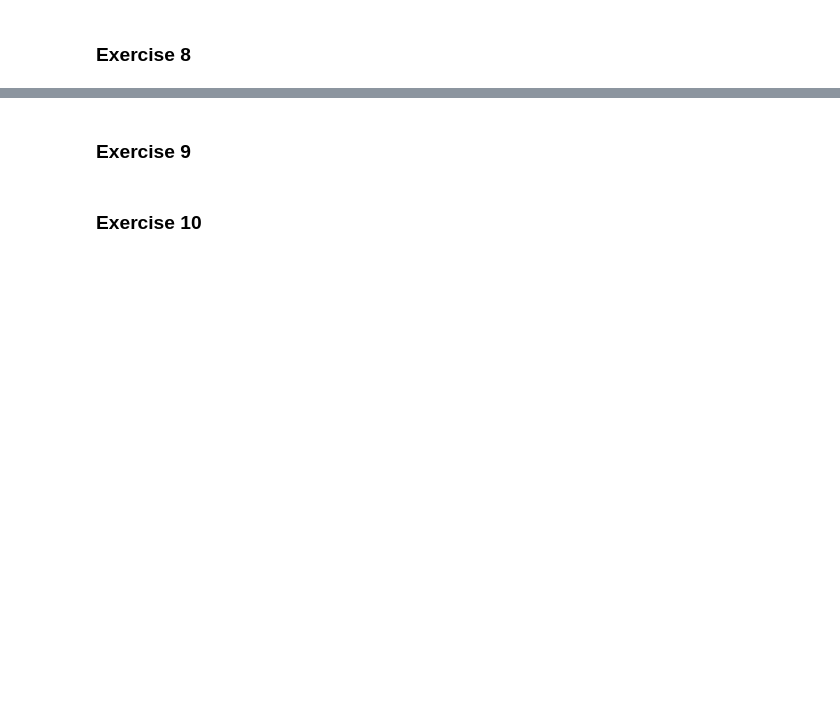
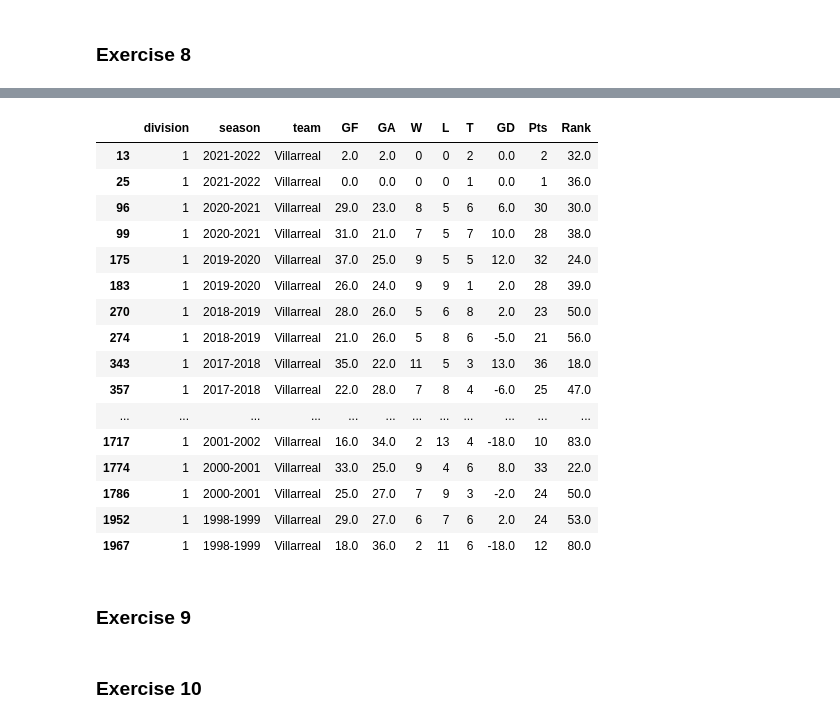
Before and after one commit to coders-unidas/la-quiniela, a Jupyter notebook: analysis/data_analysis.ipynb, the cells around one changed output, grey strips where cells are left out. Saved outputs shown, nothing was run; the diff lists cells and outputs as text; code cells hidden in the pictures; blank space fills up the shorter version.

```diff
--- a/analysis/data_analysis.ipynb
+++ b/analysis/data_analysis.ipynb
@@ -433,3 +419,26 @@ df_final_classification_ordered
+# %%
+df_villarreal_1=df_final_classification_ordered[(df_final_classification_ordered['team']=='Villarreal')&(df_final_classification_ordered['division']==1)]
+
+df_villarreal_div1
+#now, we will work with division 2
+# %% [output]
+|  | division | season | team | GF | GA | W | L | T | GD | Pts | Rank |
+| 13 | 1 | 2021-2022 | Villarreal | 2.0 | 2.0 | 0 | 0 | 2 | 0.0 | 2 | 32.0 |
+| 25 | 1 | 2021-2022 | Villarreal | 0.0 | 0.0 | 0 | 0 | 1 | 0.0 | 1 | 36.0 |
+| 96 | 1 | 2020-2021 | Villarreal | 29.0 | 23.0 | 8 | 5 | 6 | 6.0 | 30 | 30.0 |
+| 99 | 1 | 2020-2021 | Villarreal | 31.0 | 21.0 | 7 | 5 | 7 | 10.0 | 28 | 38.0 |
+| 175 | 1 | 2019-2020 | Villarreal | 37.0 | 25.0 | 9 | 5 | 5 | 12.0 | 32 | 24.0 |
+| 183 | 1 | 2019-2020 | Villarreal | 26.0 | 24.0 | 9 | 9 | 1 | 2.0 | 28 | 39.0 |
+| 270 | 1 | 2018-2019 | Villarreal | 28.0 | 26.0 | 5 | 6 | 8 | 2.0 | 23 | 50.0 |
+| 274 | 1 | 2018-2019 | Villarreal | 21.0 | 26.0 | 5 | 8 | 6 | -5.0 | 21 | 56.0 |
+| 343 | 1 | 2017-2018 | Villarreal | 35.0 | 22.0 | 11 | 5 | 3 | 13.0 | 36 | 18.0 |
+| 357 | 1 | 2017-2018 | Villarreal | 22.0 | 28.0 | 7 | 8 | 4 | -6.0 | 25 | 47.0 |
+| ... | ... | ... | ... | ... | ... | ... | ... | ... | ... | ... | ... |
+| 1717 | 1 | 2001-2002 | Villarreal | 16.0 | 34.0 | 2 | 13 | 4 | -18.0 | 10 | 83.0 |
+| 1774 | 1 | 2000-2001 | Villarreal | 33.0 | 25.0 | 9 | 4 | 6 | 8.0 | 33 | 22.0 |
+| 1786 | 1 | 2000-2001 | Villarreal | 25.0 | 27.0 | 7 | 9 | 3 | -2.0 | 24 | 50.0 |
+| 1952 | 1 | 1998-1999 | Villarreal | 29.0 | 27.0 | 6 | 7 | 6 | 2.0 | 24 | 53.0 |
+| 1967 | 1 | 1998-1999 | Villarreal | 18.0 | 36.0 | 2 | 11 | 6 | -18.0 | 12 | 80.0 |
 # %% [markdown]
 ### Exercise 9
 # %% [markdown]
```
Also changed, not shown: parts of 2 cells of this notebook, 1 other file.
